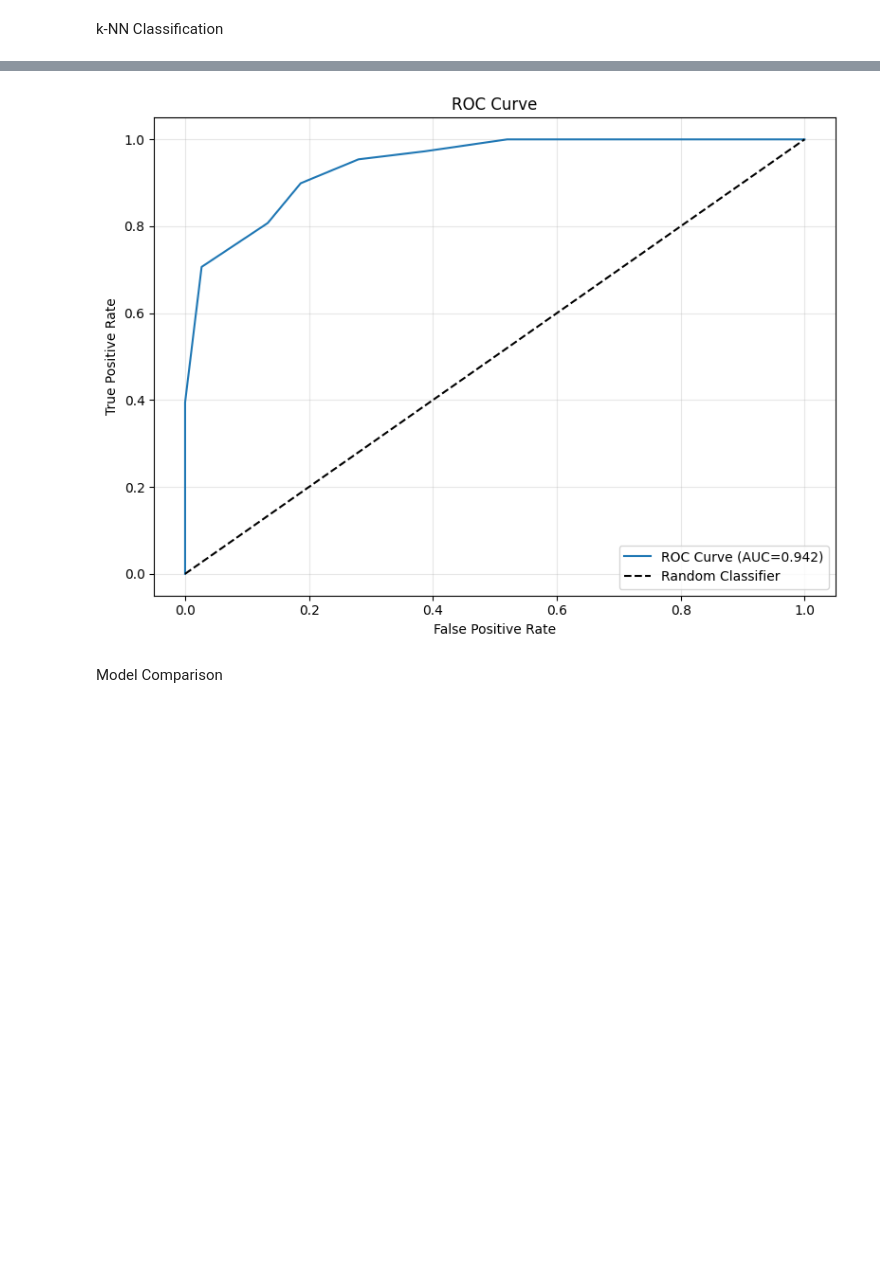
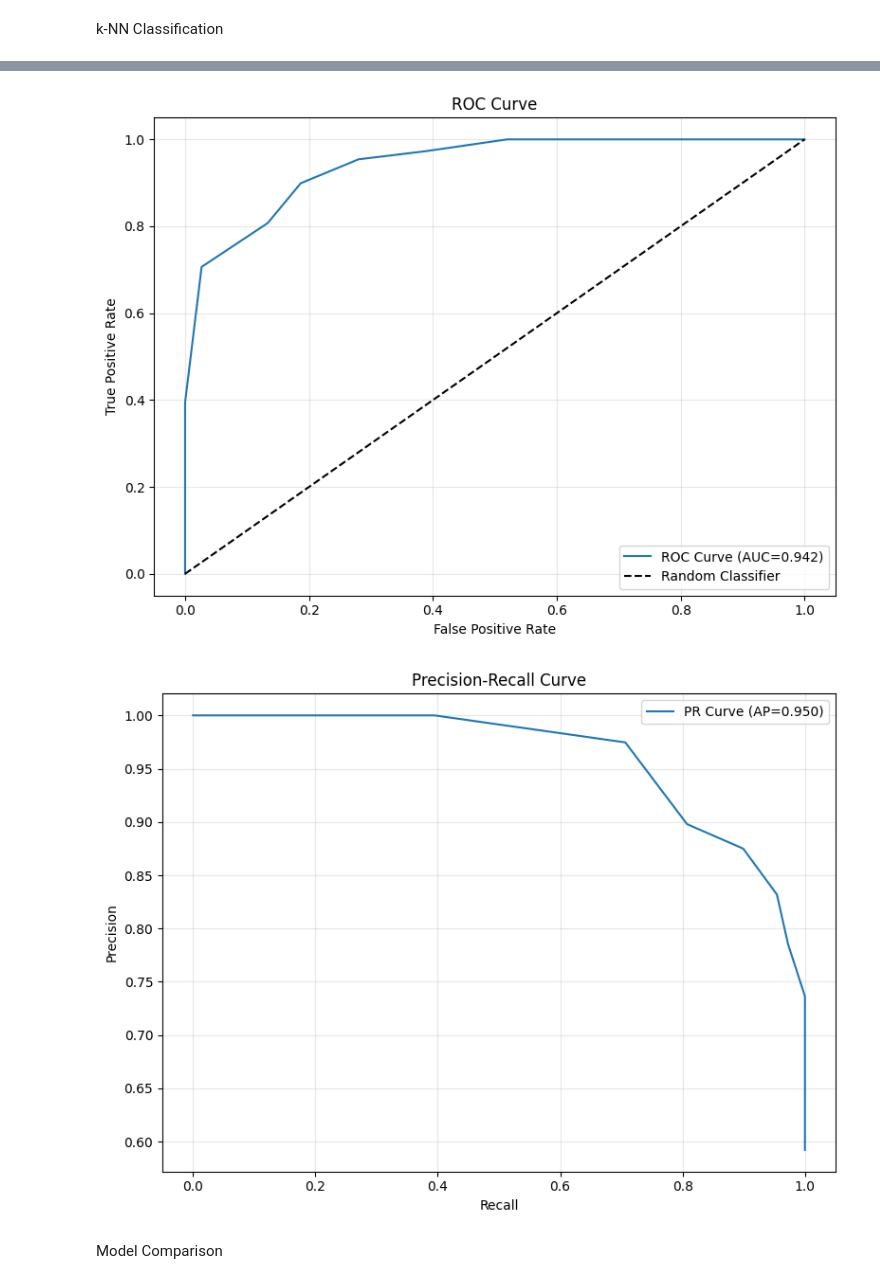
Before and after one commit to ml-binf-5507/assignment-2-supervised-learning-lauren-weir, a Jupyter notebook: notebooks/workflow_analysis.ipynb, the cells around one changed output, grey strips where cells are left out. Saved outputs shown, nothing was run; the diff lists cells and outputs as text; code cells hidden in the pictures; blank space fills up the shorter version.

```diff
--- a/notebooks/workflow_analysis.ipynb
+++ b/notebooks/workflow_analysis.ipynb
@@ -165,29 +171,35 @@ k-NN Classification
 # %%
 # Train k-NN
 print("Training k-NN grid search...")
 gs_knn = classification.train_knn_grid(X_train_clf, y_train_clf)
 print(f"Best parameters: {gs_knn.best_params_}")
 
 # Get best model
 knn_best = classification.get_best_knn(
     X_train_clf, y_train_clf, X_test_clf, y_test_clf
 )
 
 print(f"\nk-NN Test AUC: {knn_best['test_auc']:.3f}")
 
 # Get probability predictions
 y_pred_knn = knn_best['model'].predict_proba(X_test_clf)[:, 1]
 
 # Plot AUROC curve
 fig_knn = evaluation.generate_auroc_curve(y_test_clf, y_pred_knn, model_name ='k-NN')
 plt.tight_layout()
 plt.show()
+
+# Plot AUPRC curve
+fig_knn2 = evaluation.generate_auprc_curve(y_test_clf, y_pred_knn, model_name ='k-NN')
+plt.tight_layout()
+plt.show()
 # %% [output]
 Training k-NN grid search...
 Best parameters: {'metric': 'euclidean', 'n_neighbors': 20, 'weights': 'uniform'}
 
 k-NN Test AUC: 0.915
 [figure]
+[figure, added]
 # %% [markdown]
 Model Comparison
 # %%
```
Also changed, not shown: parts of 2 cells of this notebook, 5 other files.
